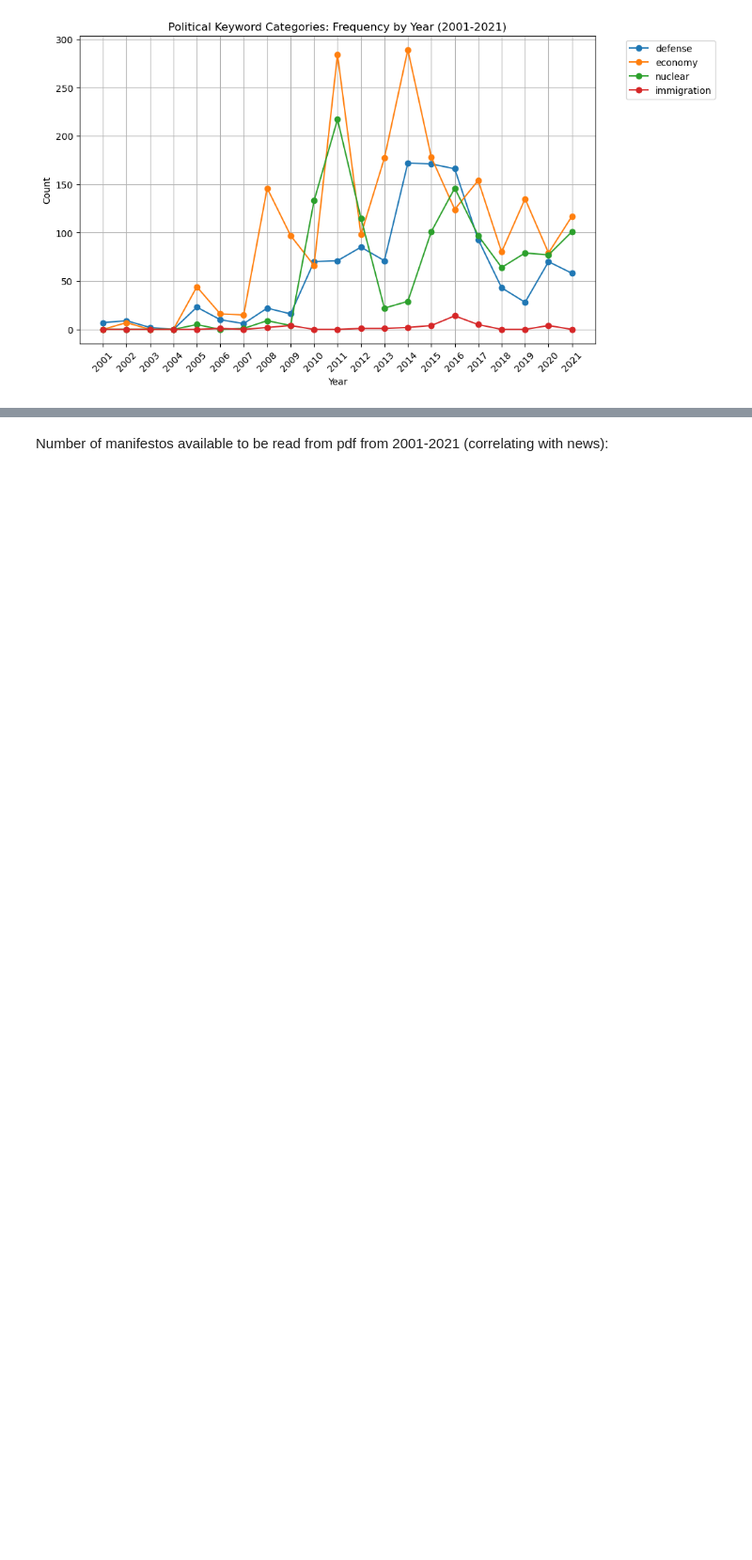
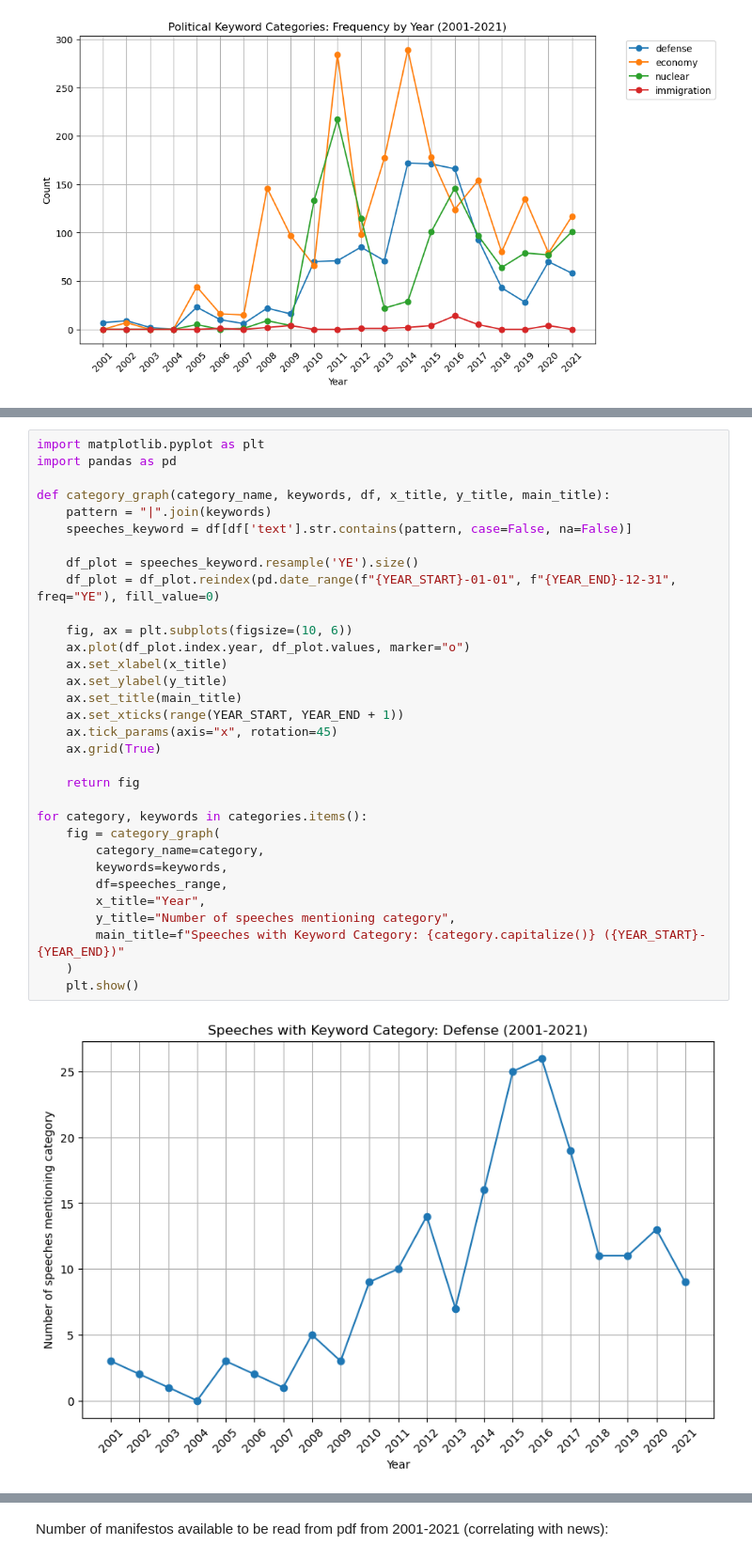
Before and after one commit to ninaudagawa/Media-Politics, a Jupyter notebook: project/notebooks/speeches_keywords_AILIE.ipynb, the cells around one changed output, grey strips where cells are left out. Shown at 94% size. Saved outputs shown, nothing was run; the diff lists cells and outputs as text; blank space fills up the shorter version.

```diff
--- a/project/notebooks/speeches_keywords_AILIE.ipynb
+++ b/project/notebooks/speeches_keywords_AILIE.ipynb
@@ -454,0 +522,34 @@ plt.show()
+# %%
+import matplotlib.pyplot as plt
+import pandas as pd
+
+def category_graph(category_name, keywords, df, x_title, y_title, main_title):
+    pattern = "|".join(keywords)
+    speeches_keyword = df[df['text'].str.contains(pattern, case=False, na=False)]
+
+    df_plot = speeches_keyword.resample('YE').size()
+    df_plot = df_plot.reindex(pd.date_range(f"{YEAR_START}-01-01", f"{YEAR_END}-12-31", freq="YE"), fill_value=0)
+
+    fig, ax = plt.subplots(figsize=(10, 6))
+    ax.plot(df_plot.index.year, df_plot.values, marker="o")
+    ax.set_xlabel(x_title)
+    ax.set_ylabel(y_title)
+    ax.set_title(main_title)
+    ax.set_xticks(range(YEAR_START, YEAR_END + 1))
+    ax.tick_params(axis="x", rotation=45)
+    ax.grid(True)
+
+    return fig
+
+for category, keywords in categories.items():
+    fig = category_graph(
+        category_name=category,
+        keywords=keywords,
+        df=speeches_range,
+        x_title="Year",
+        y_title="Number of speeches mentioning category",
+        main_title=f"Speeches with Keyword Category: {category.capitalize()} ({YEAR_START}-{YEAR_END})"
+    )
+    plt.show()
+# %% [output]
+[figure, added]
```
Also changed, not shown: parts of 4 cells of this notebook.
